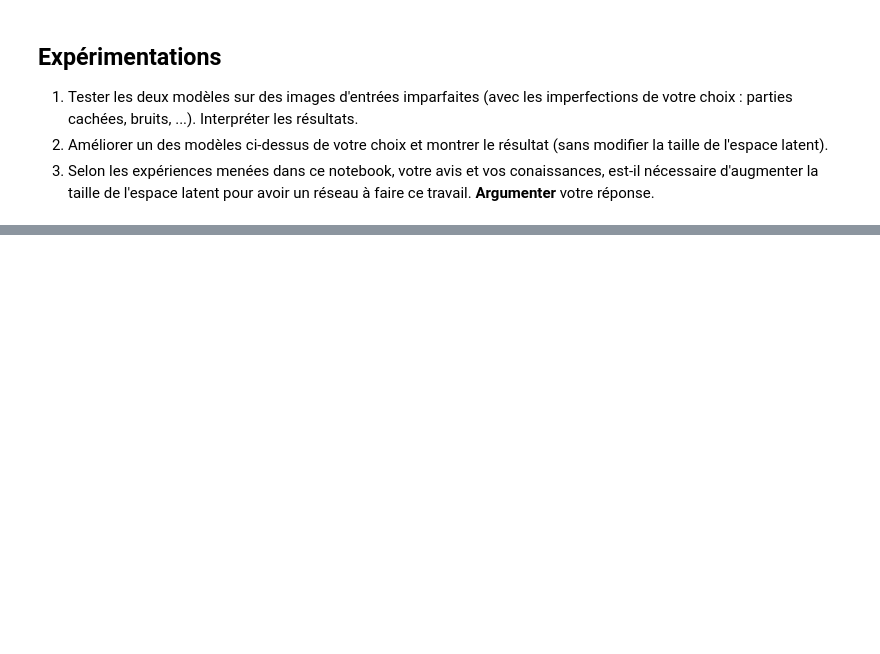
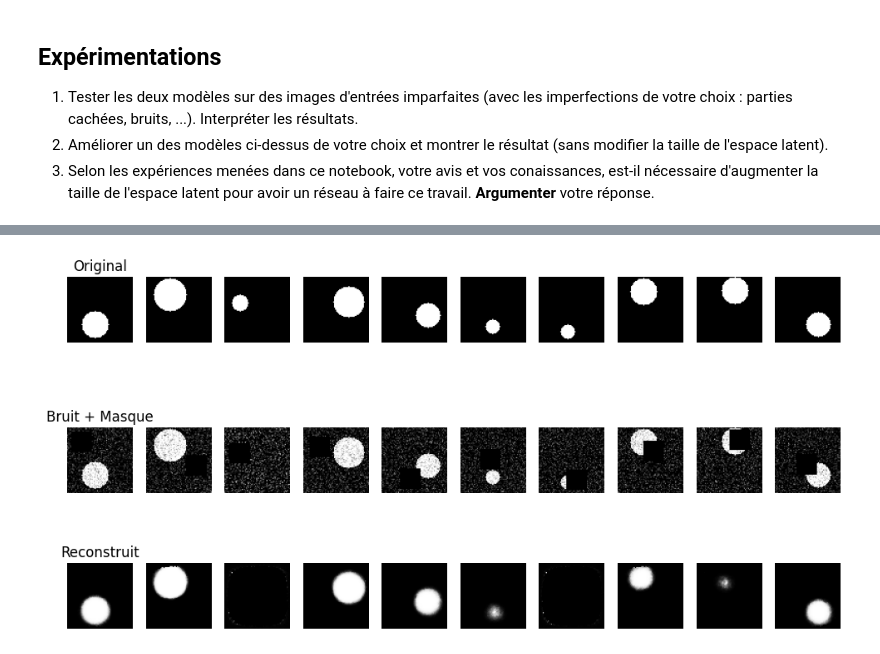
Before and after one commit to Lucas-Hr/TP-Algo-ML, a Jupyter notebook: Computer Vision/Autoencodeurs_par_groupe.ipynb, the cells around one changed output, grey strips where cells are left out. Drawn from its saved outputs; the diff is of its cells as text; code cells hidden in the pictures; blank space fills up the shorter version.

Commit message:
Improving autoencoder fully connected

```diff
--- a/Computer Vision/Autoencodeurs_par_groupe.ipynb
+++ b/Computer Vision/Autoencodeurs_par_groupe.ipynb
@@ -343,0 +391,94 @@ plt.show()
+# %%
+import numpy as np
+import matplotlib.pyplot as plt
+import cv2
+import tensorflow as tf
+from tensorflow.keras import layers, models, regularizers
+from tensorflow.keras.callbacks import ReduceLROnPlateau
+from sklearn.model_selection import train_test_split
+
+# Génération d'une image avec un cercle blanc
+def generate_circle_image(image_size=64, min_radius=5, max_radius=20):
+    image = np.zeros((image_size, image_size), dtype=np.uint8)
+    radius = np.random.randint(min_radius, max_radius)
+    x = np.random.randint(radius, image_size - radius)
+    y = np.random.randint(radius, image_size - radius)
+    cv2.circle(image, (x, y), radius, 255, -1)
+    return image.astype('float32') / 255.0
+
+# Génération du dataset
+def generate_dataset(n_samples=10000, image_size=64):
+    data = np.array([generate_circle_image(image_size=image_size) for _ in range(n_samples)])
+    return np.expand_dims(data, axis=-1)
+
+# Génération des données
+data = generate_dataset(n_samples=10000, image_size=64)
+train_data, test_data = train_test_split(data, test_size=0.2, random_state=42)
+
+# Modèle d'Autoencodeur amélioré
+input_img = layers.Input(shape=(64, 64, 1))
+x = layers.Flatten()(input_img)
+x = layers.Dense(256, activation='relu')(x)
+x = layers.BatchNormalization()(x)
+x = layers.Dropout(0.3)(x)
+x = layers.Dense(128, activation='relu')(x)
+latent = layers.Dense(3, activity_regularizer=regularizers.l1(1e-5), name='latent_space')(x)
+
+x = layers.Dense(128, activation='relu')(latent)
+x = layers.Dense(256, activation='relu')(x)
+x = layers.Dense(64*64, activation='sigmoid')(x)
+decoded = layers.Reshape((64, 64, 1))(x)
+
+autoencoder_fc = models.Model(input_img, decoded)
+autoencoder_fc.compile(optimizer='adam', loss='mse')
+
+# Entraînement avec réduction dynamique du learning rate
+lr_scheduler = ReduceLROnPlateau(monitor='val_loss', factor=0.5, patience=5, min_lr=1e-6)
+history_fc = autoencoder_fc.fit(train_data, train_data, epochs=50, batch_size=128,
+                                shuffle=True, validation_data=(test_data, test_data),
+                                callbacks=[lr_scheduler])
+
+# Ajout de bruit et de masquage
+def add_noise(image, noise_level=0.2):
+    noise = np.random.normal(0, noise_level, image.shape)
+    return np.clip(image + noise, 0, 1)
+
+def add_mask(image, mask_size=20):
+    masked_img = image.copy()
+    x, y = np.random.randint(0, image.shape[0] - mask_size), np.random.randint(0, image.shape[1] - mask_size)
+    masked_img[x:x+mask_size, y:y+mask_size] = 0
+    return masked_img
+
+# Génération d'images bruitées et masquées
+num_samples = 10
+original_images = np.array([generate_circle_image() for _ in range(num_samples)])
+noisy_masked_images = np.array([add_mask(add_noise(img)) for img in original_images])
+
+# Mise en forme des données pour le modèle
+original_images = np.expand_dims(original_images, axis=-1)
+noisy_masked_images = np.expand_dims(noisy_masked_images, axis=-1)
+
+# Reconstruction avec l'autoencodeur
+decoded_images = autoencoder_fc.predict(noisy_masked_images)
+
+# Affichage des résultats
+n = num_samples
+plt.figure(figsize=(12, 6))
+for i in range(n):
+    ax = plt.subplot(4, n, i + 1)
+    plt.imshow(original_images[i].squeeze(), cmap='gray')
+    plt.axis('off')
+    if i == 0: plt.title("Original")
+
+    ax = plt.subplot(3, n, i + 1 + n)
+    plt.imshow(noisy_masked_images[i].squeeze(), cmap='gray')
+    plt.axis('off')
+    if i == 0: plt.title("Bruit + Masque")
+
+    ax = plt.subplot(3, n, i + 1 + 2 * n)
+    plt.imshow(decoded_images[i].squeeze(), cmap='gray')
+    plt.axis('off')
+    if i == 0: plt.title("Reconstruit")
+
+plt.show()
+# %% [output]
@@ -344 +502,2 @@ plt.show()
+[figure, added]
 # %% [markdown]
```
Also changed, not shown: parts of 13 cells of this notebook.
